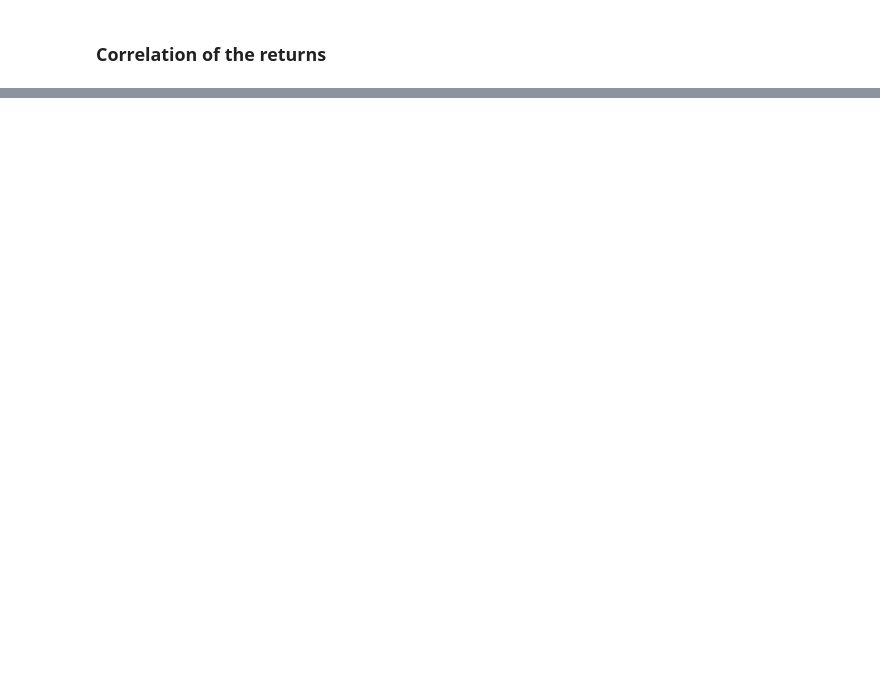
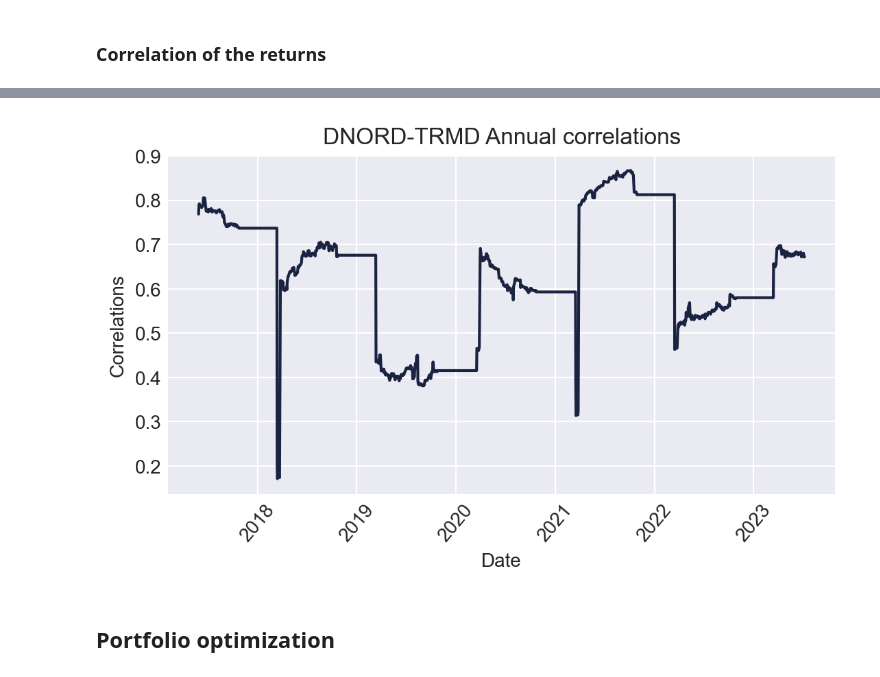
Before and after one commit to paolodelia99/PortfolioOptimization, a Jupyter notebook: Linear and non Linear Opt/min_var_danish.ipynb, the cells around one changed output, grey strips where cells are left out. Drawn from its saved outputs; the diff is of its cells as text; code cells hidden in the pictures; blank space fills up the shorter version.

```diff
--- a/Linear and non Linear Opt/min_var_danish.ipynb
+++ b/Linear and non Linear Opt/min_var_danish.ipynb
@@ -92,0 +114,15 @@ ValueError: setting an array element with a sequence. The requested array has an
+# %%
+fig, axs = plt.subplots(1, 1, )
+fig.tight_layout(h_pad=6)
+
+axs.plot(returns_df['DNORD'].rolling(252).corr(returns_df['TRMD']).dropna())
+axs.set_title('DNORD-TRMD Annual correlations')
+axs.set_xlabel('Date')
+axs.set_ylabel('Correlations')
+axs.tick_params(axis="x", rotation=50)
+
+plt.show()
+# %% [output]
+[figure, added]
+# %% [markdown]
+## Portfolio optimization
```
Also changed, not shown: parts of 44 cells of this notebook, 5 other files.
